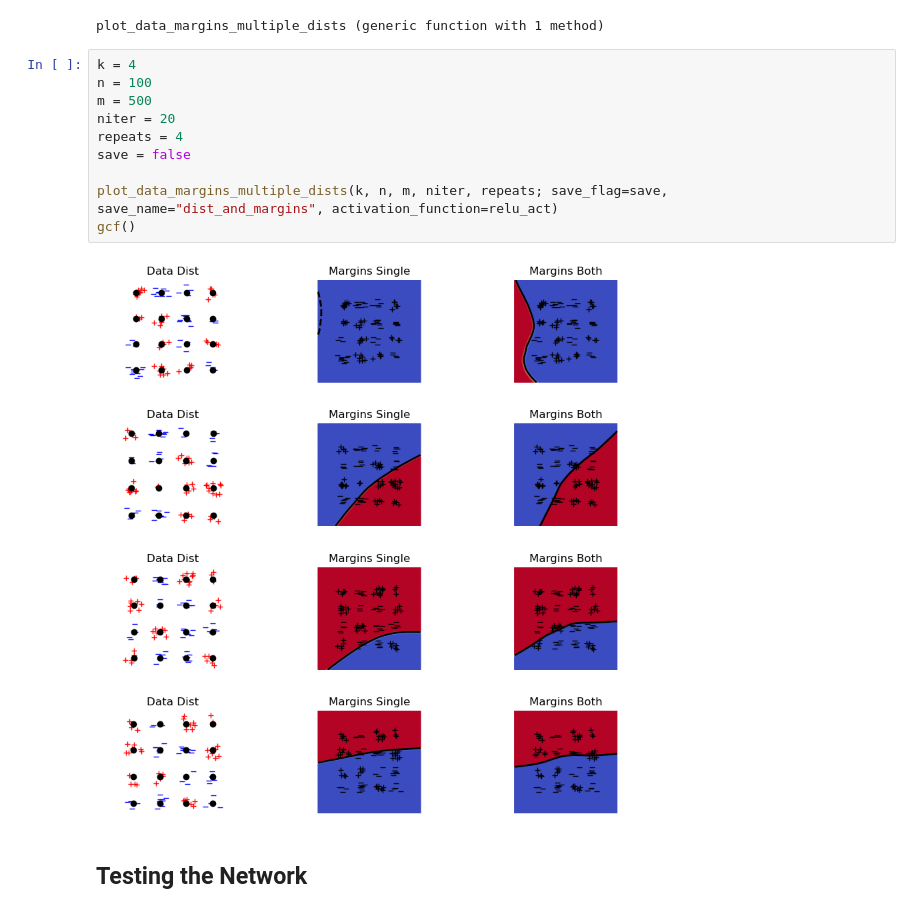
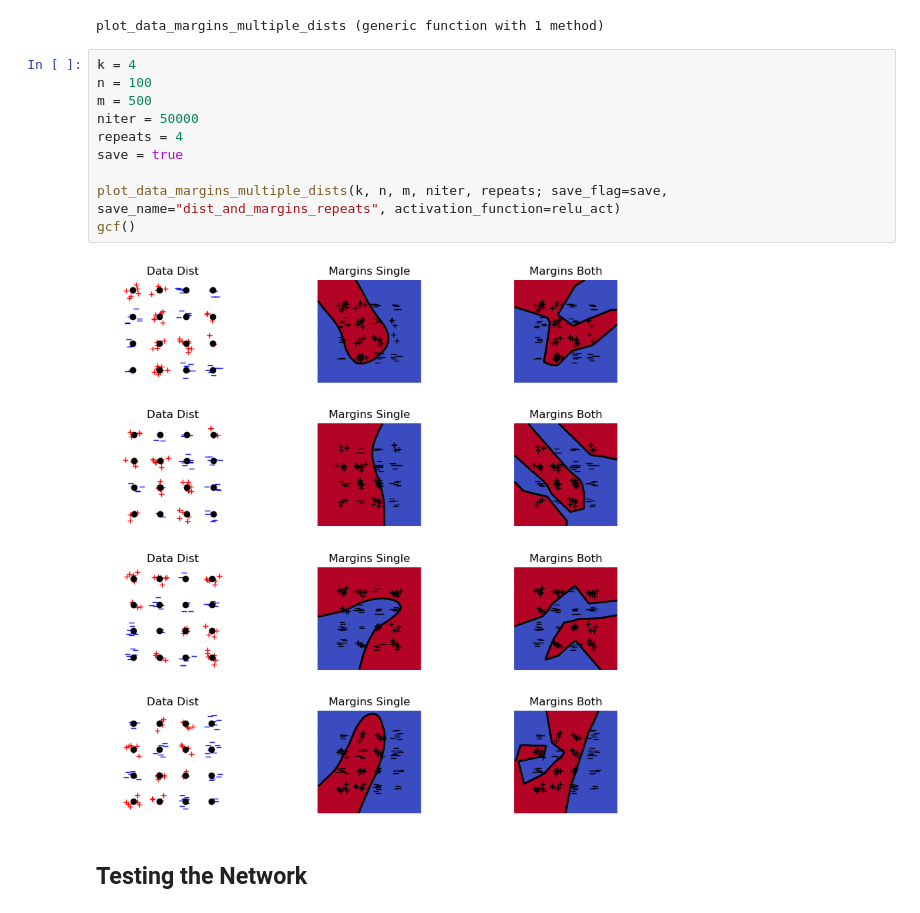
Before and after one commit to K-Shah3/chizatbach_dlproject, a Jupyter notebook: project.ipynb, the cells around one changed output. Drawn from its saved outputs; the diff is of its cells as text.

```diff
--- a/project.ipynb
+++ b/project.ipynb
@@ -318,15 +318,15 @@ plot_data_margins_multiple_dists (generic function with 1 method)
 # %%
 k = 4
 n = 100
 m = 500
-niter = 20
+niter = 50000
 repeats = 4
-save = false
+save = true
 
-plot_data_margins_multiple_dists(k, n, m, niter, repeats; save_flag=save, save_name="dist_and_margins", activation_function=relu_act)
+plot_data_margins_multiple_dists(k, n, m, niter, repeats; save_flag=save, save_name="dist_and_margins_repeats", activation_function=relu_act)
 gcf()
 # %% [output]
-[figure, old version]
+[figure, new version]
 # %% [markdown]
 ## Testing the Network
 # %%
```
Also changed, not shown: parts of 13 cells of this notebook.
